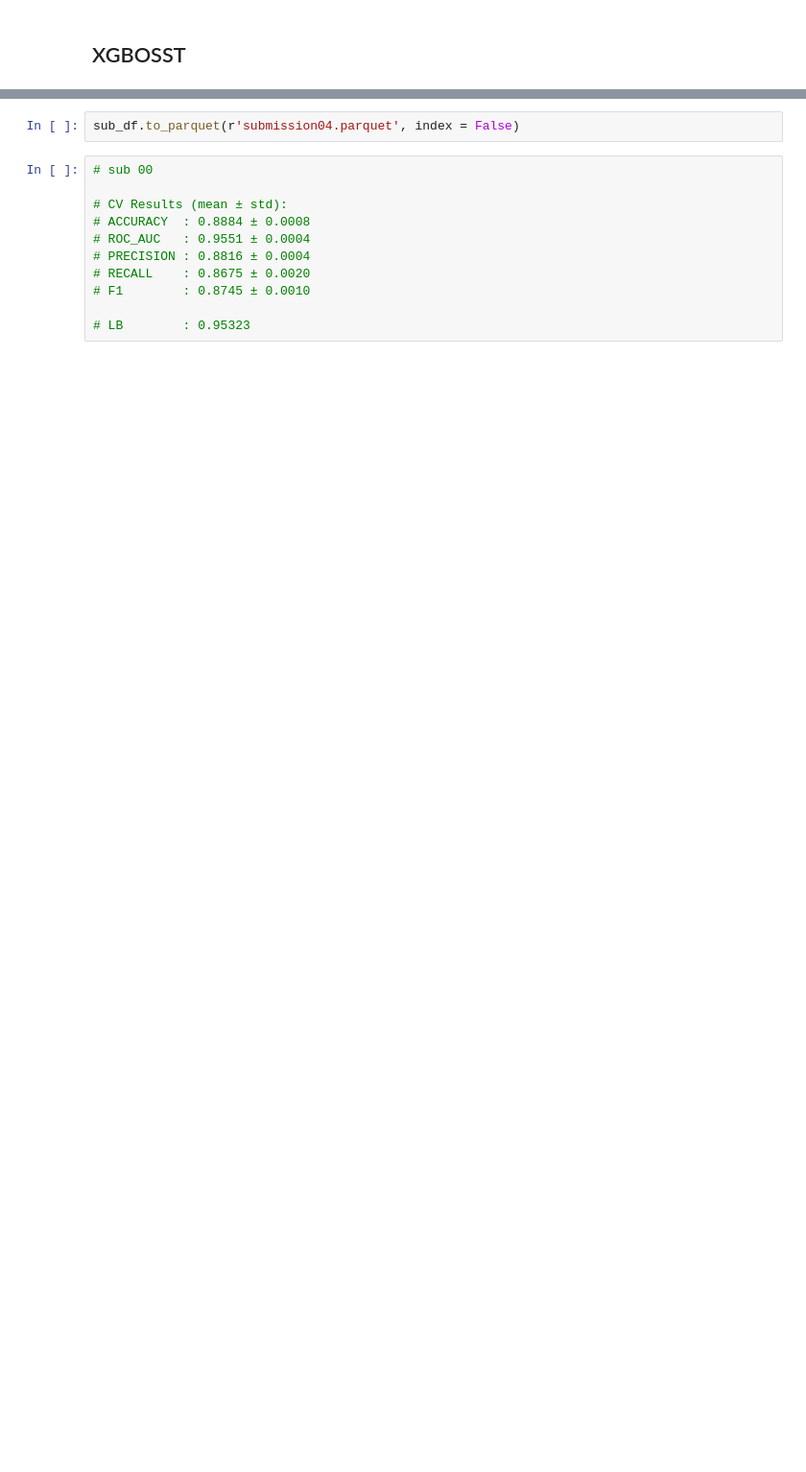
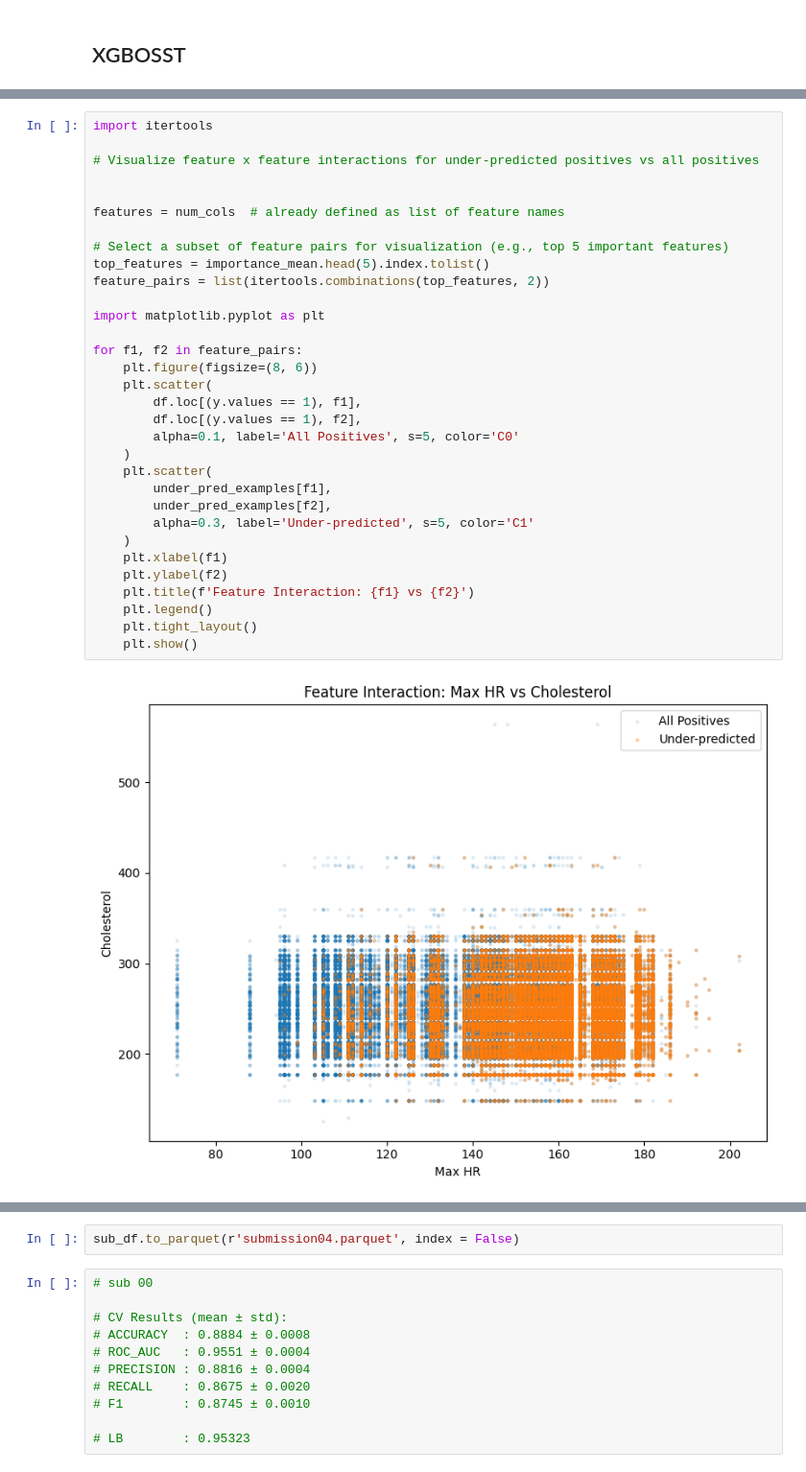
Before and after one commit to cringe-syco/ML, a Jupyter notebook: data/heart_disease/eda.ipynb, the cells around one changed output, grey strips where cells are left out. Shown at 96% size. Saved outputs shown, nothing was run; the diff lists cells and outputs as text; blank space fills up the shorter version.

```diff
--- a/data/heart_disease/eda.ipynb
+++ b/data/heart_disease/eda.ipynb
@@ -544,0 +641,34 @@ Sample of under-predicted positive cases:
+# %%
+import itertools
+
+# Visualize feature x feature interactions for under-predicted positives vs all positives
+
+
+features = num_cols  # already defined as list of feature names
+
+# Select a subset of feature pairs for visualization (e.g., top 5 important features)
+top_features = importance_mean.head(5).index.tolist()
+feature_pairs = list(itertools.combinations(top_features, 2))
+
+import matplotlib.pyplot as plt
+
+for f1, f2 in feature_pairs:
+    plt.figure(figsize=(8, 6))
+    plt.scatter(
+        df.loc[(y.values == 1), f1],
+        df.loc[(y.values == 1), f2],
+        alpha=0.1, label='All Positives', s=5, color='C0'
+    )
+    plt.scatter(
+        under_pred_examples[f1],
+        under_pred_examples[f2],
+        alpha=0.3, label='Under-predicted', s=5, color='C1'
+    )
+    plt.xlabel(f1)
+    plt.ylabel(f2)
+    plt.title(f'Feature Interaction: {f1} vs {f2}')
+    plt.legend()
+    plt.tight_layout()
+    plt.show()
+# %% [output]
+[figure, added]
```
Also changed, not shown: parts of 10 cells of this notebook, 1 other file.
